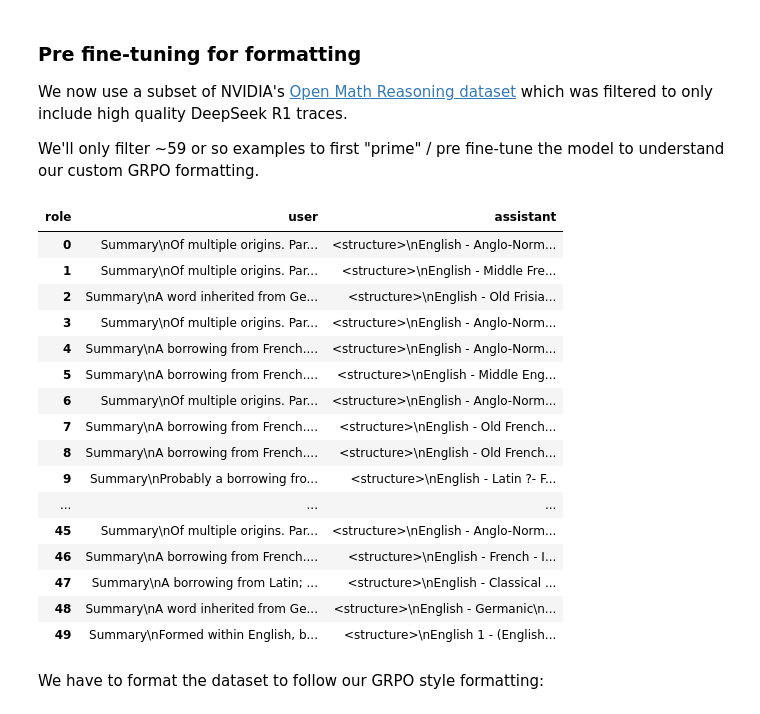
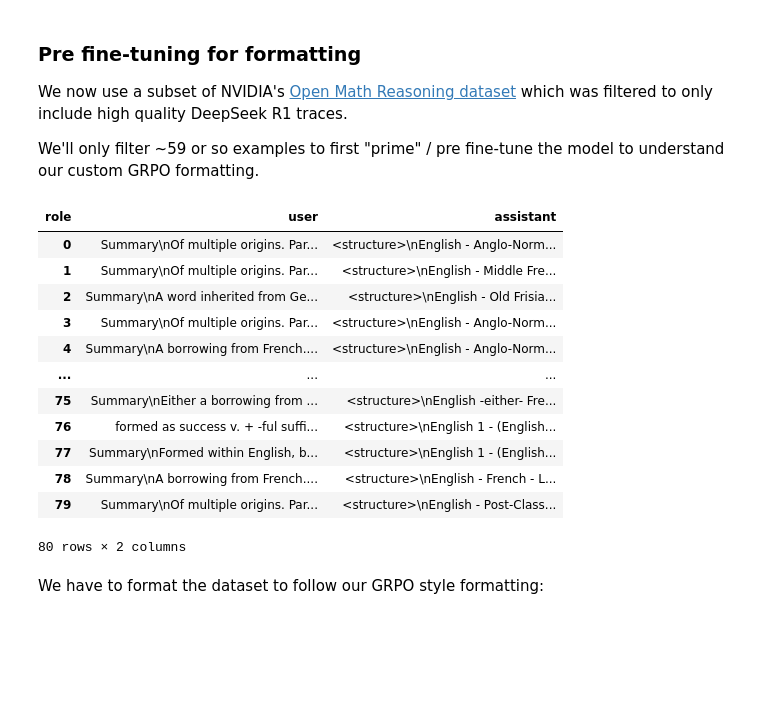
Before and after one commit to lyw02/EtymologyLM, a Jupyter notebook: nb/Qwen3_(4B)-GRPO.ipynb, the cells around one changed output. Cells and saved outputs as stored; diff of their text form; code cells hidden in the pictures; blank space fills up the shorter version.

```diff
--- a/nb/Qwen3_(4B)-GRPO.ipynb
+++ b/nb/Qwen3_(4B)-GRPO.ipynb
@@ -188,45 +192,41 @@ We'll only filter ~59 or so examples to first "prime" / pre fine-tune the model
 from datasets import load_dataset
 import pandas as pd
 import numpy as np
 
 
 dataset = load_dataset("lyw02/ety-100-core", split = "train")
 df = dataset.to_pandas()
 df_exp = df.explode("messages")
 msg_df = pd.json_normalize(df_exp["messages"])
 msg_df["conv_id"] = df_exp.index
 agg = (
     msg_df
     .groupby(["conv_id", "role"])["content"]
     .apply(list)
     .unstack(fill_value=[])
 )
 agg["user"] = agg["user"].str[0]
 agg["assistant"] = agg["assistant"].str[0]
 
 dataset = agg.reset_index(drop=True)[["user", "assistant"]]
 
-dataset = dataset.head(50)
+dataset = dataset.head(80)
 
 dataset
 # %% [output]
 | role | user | assistant |
 | 0 | Summary\nOf multiple origins. Par... | <structure>\nEnglish - Anglo-Norm... |
 | 1 | Summary\nOf multiple origins. Par... | <structure>\nEnglish - Middle Fre... |
 | 2 | Summary\nA word inherited from Ge... | <structure>\nEnglish - Old Frisia... |
 | 3 | Summary\nOf multiple origins. Par... | <structure>\nEnglish - Anglo-Norm... |
 | 4 | Summary\nA borrowing from French.... | <structure>\nEnglish - Anglo-Norm... |
-| 5 | Summary\nA borrowing from French.... | <structure>\nEnglish - Middle Eng... |
-| 6 | Summary\nOf multiple origins. Par... | <structure>\nEnglish - Anglo-Norm... |
-| 7 | Summary\nA borrowing from French.... | <structure>\nEnglish - Old French... |
-| 8 | Summary\nA borrowing from French.... | <structure>\nEnglish - Old French... |
-| 9 | Summary\nProbably a borrowing fro... | <structure>\nEnglish - Latin ?- F... |
 | ... | ... | ... |
-| 45 | Summary\nOf multiple origins. Par... | <structure>\nEnglish - Anglo-Norm... |
-| 46 | Summary\nA borrowing from French.... | <structure>\nEnglish - French - I... |
-| 47 | Summary\nA borrowing from Latin; ... | <structure>\nEnglish - Classical ... |
-| 48 | Summary\nA word inherited from Ge... | <structure>\nEnglish - Germanic\n... |
-| 49 | Summary\nFormed within English, b... | <structure>\nEnglish 1 - (English... |
+| 75 | Summary\nEither a borrowing from ... | <structure>\nEnglish -either- Fre... |
+| 76 | formed as success v. + ‑ful suffi... | <structure>\nEnglish 1 - (English... |
+| 77 | Summary\nFormed within English, b... | <structure>\nEnglish 1 - (English... |
+| 78 | Summary\nA borrowing from French.... | <structure>\nEnglish - French - L... |
+| 79 | Summary\nOf multiple origins. Par... | <structure>\nEnglish - Post-Class... |
+80 rows × 2 columns
 # %% [markdown]
 We have to format the dataset to follow our GRPO style formatting:
 # %%
```
Also changed, not shown: parts of 15 cells of this notebook.
